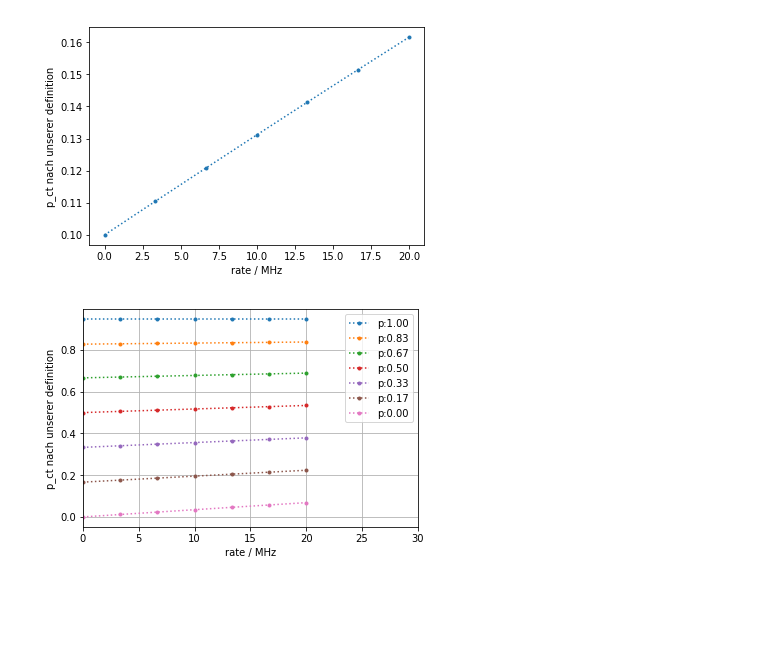
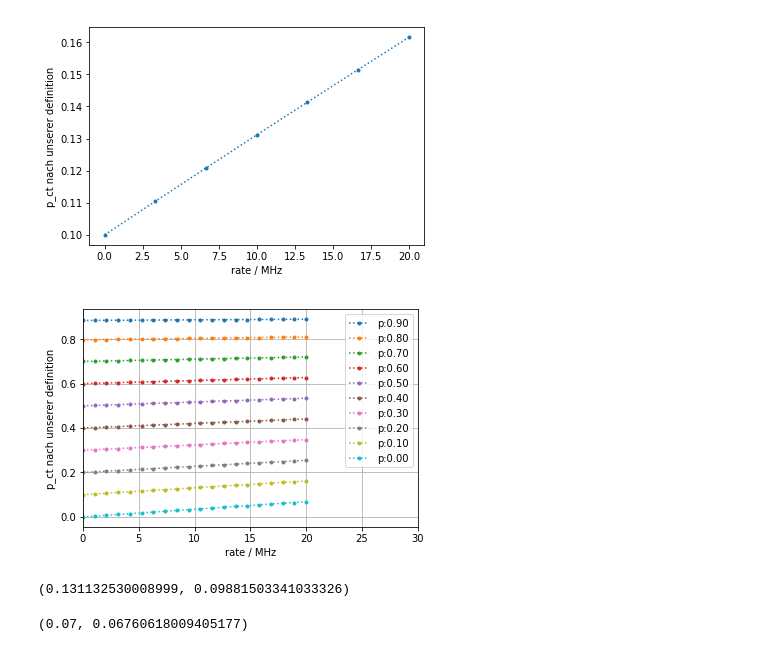
Before and after one commit to dneise/crosstalk_study, a Jupyter notebook: gedankenexperiment_with_crosstalk.ipynb, the cells around one changed output. Cells and saved outputs as stored; diff of their text form; code cells hidden in the pictures; blank space fills up the shorter version.

```diff
--- a/gedankenexperiment_with_crosstalk.ipynb
+++ b/gedankenexperiment_with_crosstalk.ipynb
@@ -279,21 +284,47 @@ plt.ylabel('p_ct nach unserer definition');
 [figure]
 # %%
 t_window = 7e-9
-ps = np.linspace(0, 1-1e-10, 7)
+ps = np.arange(0, 1, 0.1)
 for p in ps[::-1]:
     p_ct_s = []
-    rate = np.linspace(1e-10, 20, 7) * 1e6
+    rate = np.linspace(1e-10, 20, 20) * 1e6
     mus = rate * t_window
     for mu in mus:
         ks = np.arange(20)
         P = np.array([proba_for_K(k, mu=mu, p=p) for k in ks])
         p_ct = P[2:].sum() / P[1:].sum()
         p_ct_s.append(p_ct)
     plt.plot(rate/1e6, p_ct_s, '.:', label='p:{0:.2f}'.format(p))
 plt.xlabel('rate / MHz')
 plt.ylabel('p_ct nach unserer definition');
 plt.grid()
 plt.xlim(0, 30)
 plt.legend();
 # %% [output]
-[figure, old version]
+[figure, new version]
+# %%
+ks = np.arange(20)
+mu = 0.07
+p = 0.1
+P = np.array([proba_for_K(k, mu=mu, p=p) for k in ks])
+
+# the meaurement does not know about P[0] -->
+fingerplot = P[1:]
+
+estimated_mu = fingerplot.sum()
+p_ct = fingerplot[1:].sum() / fingerplot.sum()
+
+# now we subtract a possion from the fingerplot
+possion_to_subtract = np.array([poisson(N=i, mu=estimated_mu) for i in range(1, len(fingerplot)+1)])
+
+corrected = fingerplot - possion_to_subtract
+corrected
+
+p_ct_corrected = corrected[1:].sum() / fingerplot.sum()
+p_ct, p_ct_corrected
+# %% [output]
+(0.131132530008999, 0.09881503341033326)
+# %%
+mu, estimated_mu
+# %% [output]
+(0.07, 0.06760618009405177)
```
Also changed, not shown: parts of 2 cells of this notebook.
